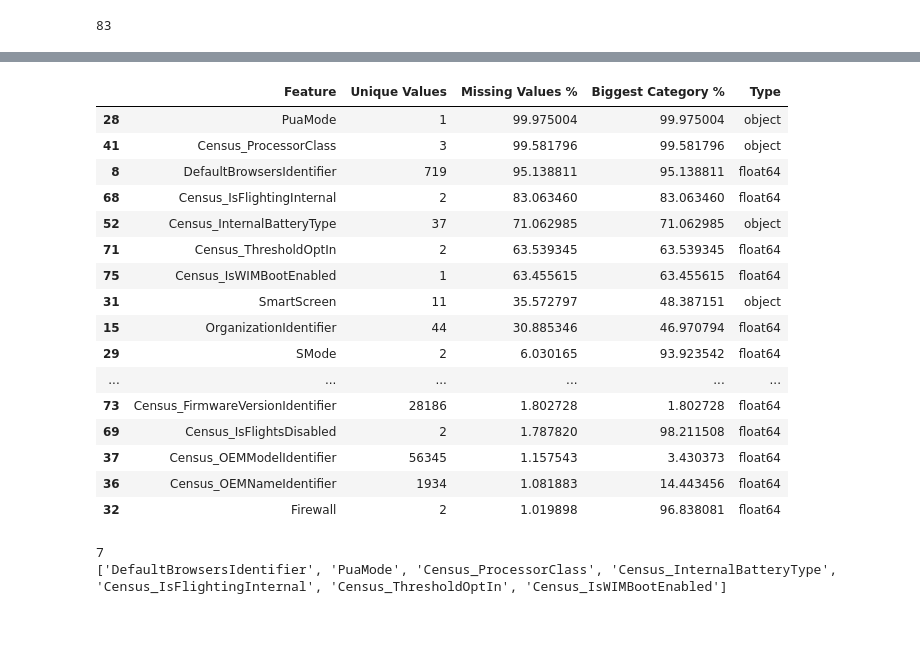
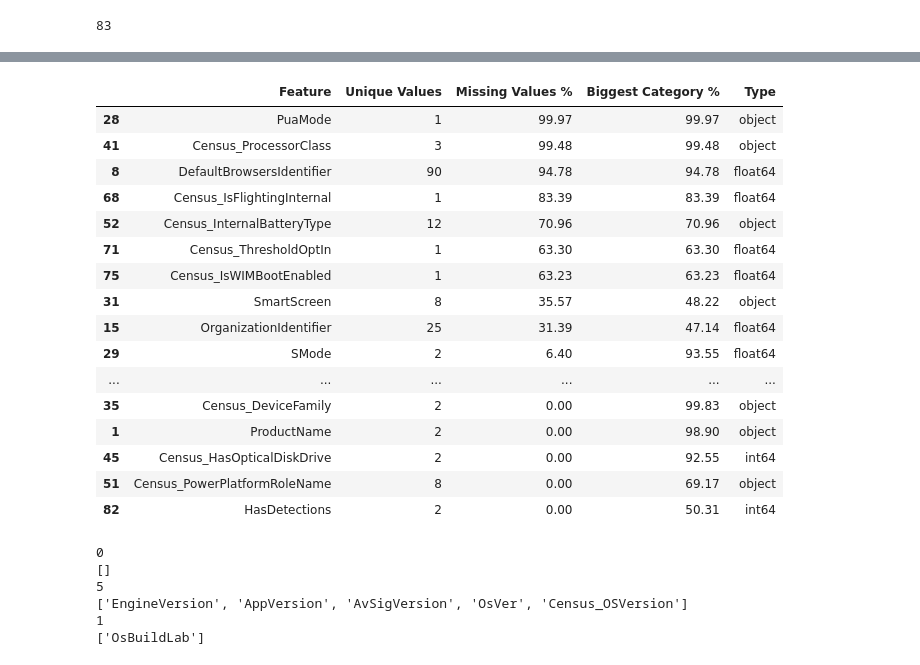
Before and after one commit to JorgeCostaMacia/kaggle-bootcamp-data-science-y-python, a Jupyter notebook: src/main.ipynb, the cells around one changed output, grey strips where cells are left out. Cells and saved outputs as stored; diff of their text form; code cells hidden in the pictures; blank space fills up the shorter version.

Commit message:
ADD Agregado para que separe mascaras y versiones

```diff
--- a/src/main.ipynb
+++ b/src/main.ipynb
@@ -50,7 +50,8 @@ pd.set_option('display.max_rows', None)
 # ===========================================> Carga Datos <========================================================
 # ==================================================================================================================
 
-df = pd.read_csv('data/train.csv', low_memory=False)
+df = pd.read_csv('../data/train.csv', low_memory=False)
+df = df.sample(10000)
 # %% [markdown]
 # =====================> EDA
 # %%
@@ -164,33 +123,33 @@ dtype: int64
 # %%
 # ==================================================================================================================
 # ===========================================> Exploración valores y estadísticas <=================================
 # ==================================================================================================================
 
 stats = []
 
 for col in df.columns:
     stats.append((col, df[col].nunique(), df[col].isnull().sum() * 100 / df.shape[0], df[col].value_counts(normalize=True, dropna=False).values[0] * 100, df[col].dtype))
 
 stats_df = pd.DataFrame(stats, columns=['Feature', 'Unique Values', 'Missing Values %', 'Biggest Category %', 'Type'])
-stats_df.sort_values('Missing Values %', ascending=False).head(20)
+stats_df.sort_values('Missing Values %', ascending=False)
 # %% [output]
 |  | Feature | Unique Values | Missing Values % | Biggest Category % | Type |
-| 28 | PuaMode | 1 | 99.975004 | 99.975004 | object |
-| 41 | Census_ProcessorClass | 3 | 99.581796 | 99.581796 | object |
-| 8 | DefaultBrowsersIdentifier | 719 | 95.138811 | 95.138811 | float64 |
-| 68 | Census_IsFlightingInternal | 2 | 83.063460 | 83.063460 | float64 |
-| 52 | Census_InternalBatteryType | 37 | 71.062985 | 71.062985 | object |
-| 71 | Census_ThresholdOptIn | 2 | 63.539345 | 63.539345 | float64 |
-| 75 | Census_IsWIMBootEnabled | 1 | 63.455615 | 63.455615 | float64 |
-| 31 | SmartScreen | 11 | 35.572797 | 48.387151 | object |
-| 15 | OrganizationIdentifier | 44 | 30.885346 | 46.970794 | float64 |
-| 29 | SMode | 2 | 6.030165 | 93.923542 | float64 |
+| 28 | PuaMode | 1 | 99.97 | 99.97 | object |
+| 41 | Census_ProcessorClass | 3 | 99.48 | 99.48 | object |
+| 8 | DefaultBrowsersIdentifier | 90 | 94.78 | 94.78 | float64 |
+| 68 | Census_IsFlightingInternal | 1 | 83.39 | 83.39 | float64 |
+| 52 | Census_InternalBatteryType | 12 | 70.96 | 70.96 | object |
+| 71 | Census_ThresholdOptIn | 1 | 63.30 | 63.30 | float64 |
+| 75 | Census_IsWIMBootEnabled | 1 | 63.23 | 63.23 | float64 |
+| 31 | SmartScreen | 8 | 35.57 | 48.22 | object |
+| 15 | OrganizationIdentifier | 25 | 31.39 | 47.14 | float64 |
+| 29 | SMode | 2 | 6.40 | 93.55 | float64 |
 | ... | ... | ... | ... | ... | ... |
-| 73 | Census_FirmwareVersionIdentifier | 28186 | 1.802728 | 1.802728 | float64 |
-| 69 | Census_IsFlightsDisabled | 2 | 1.787820 | 98.211508 | float64 |
-| 37 | Census_OEMModelIdentifier | 56345 | 1.157543 | 3.430373 | float64 |
-| 36 | Census_OEMNameIdentifier | 1934 | 1.081883 | 14.443456 | float64 |
-| 32 | Firewall | 2 | 1.019898 | 96.838081 | float64 |
+| 35 | Census_DeviceFamily | 2 | 0.00 | 99.83 | object |
+| 1 | ProductName | 2 | 0.00 | 98.90 | object |
+| 45 | Census_HasOpticalDiskDrive | 2 | 0.00 | 92.55 | int64 |
+| 51 | Census_PowerPlatformRoleName | 8 | 0.00 | 69.17 | object |
+| 82 | HasDetections | 2 | 0.00 | 50.31 | int64 |
 # %%
 # ==================================================================================================================
 # ===========================================> Procesar valores nulos <=============================================
@@ -208,6 +167,29 @@ for c in drop_cols:
 
 print(len(drop_cols))
 print(drop_cols)
-# %% [output]
-7
-['DefaultBrowsersIdentifier', 'PuaMode', 'Census_ProcessorClass', 'Census_InternalBatteryType', 'Census_IsFlightingInternal', 'Census_ThresholdOptIn', 'Census_IsWIMBootEnabled']
+# %%
+# ==================================================================================================================
+# ===========================================> Procesar mascaras y versiones 3 partes <=============================
+# ==================================================================================================================
+
+mask_cols = []
+
+for c in df.columns:
+    if df[c].notnull().all() and df[c].astype(str).apply(lambda x: x.count('.') == 2).all():
+        mask_cols.append(c)
+
+for c in mask_cols:
+    df[[c + "_1", c + "_2", c + "_3"]] = df[c].str.split(".", expand=True)
+
+for c in mask_cols:
+    df = df.drop(c, axis=1)
+
+print(len(mask_cols))
+print(mask_cols)
+# %% [output]
+0
+[]
+5
+['EngineVersion', 'AppVersion', 'AvSigVersion', 'OsVer', 'Census_OSVersion']
+1
+['OsBuildLab']
```
Also changed, not shown: parts of 7 cells of this notebook.
